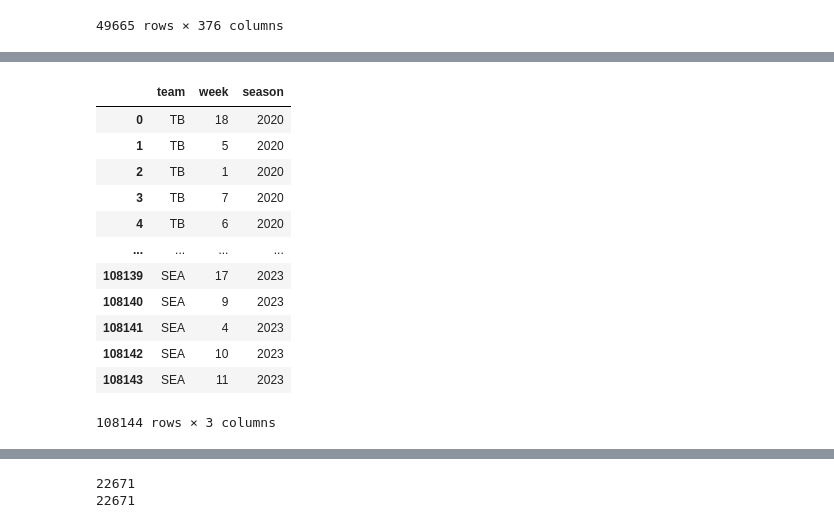
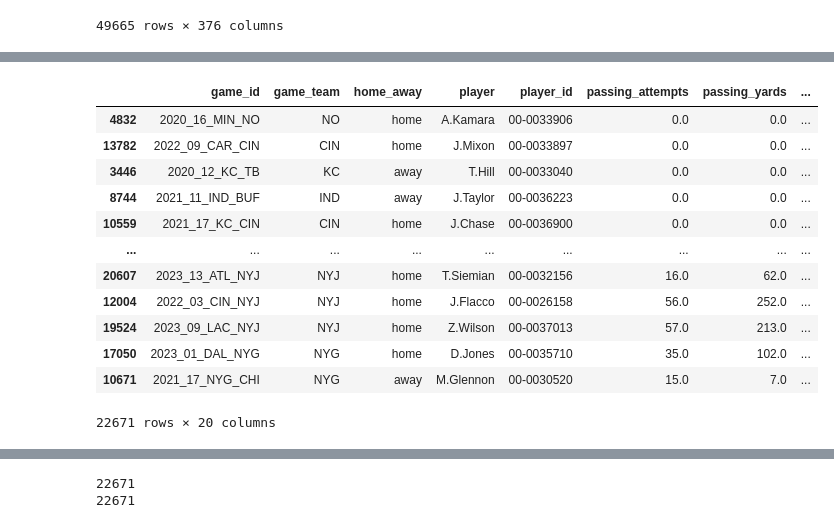
Before and after one commit to dschuler36/FFForecast, a Jupyter notebook: data-exploration.ipynb, the cells around one changed output, grey strips where cells are left out. Drawn from its saved outputs; the diff is of its cells as text; code cells hidden in the pictures.

Commit message:
feat: added receptions to fantasy calc

```diff
--- a/data-exploration.ipynb
+++ b/data-exploration.ipynb
@@ -152,19 +157,26 @@ pbp[['game_team', 'week', 'season']]
-# %%
-rosters[['team', 'week', 'season']]
-# %% [output]
-|  | team | week | season |
-| 0 | TB | 18 | 2020 |
-| 1 | TB | 5 | 2020 |
-| 2 | TB | 1 | 2020 |
-| 3 | TB | 7 | 2020 |
-| 4 | TB | 6 | 2020 |
-| ... | ... | ... | ... |
-| 108139 | SEA | 17 | 2023 |
-| 108140 | SEA | 9 | 2023 |
-| 108141 | SEA | 4 | 2023 |
-| 108142 | SEA | 10 | 2023 |
-| 108143 | SEA | 11 | 2023 |
-108144 rows × 3 columns
+# %%
+from src.utils.points_config import STANDARD_HALF_PPR
+from src.utils.points_calc import calculate_fantasy_points
+
+
+pbp['fantasy_points'] = pbp.apply(lambda x: calculate_fantasy_points(STANDARD_HALF_PPR, x.passing_yards, x.passing_touchdowns, 0, x.receptions, x.receiving_yards, x.receiving_touchdowns, x.rushing_yards, x.rushing_touchdowns, x.fumbles), axis=1)
+# %%
+pbp.sort_values(by='fantasy_points', ascending=False, inplace=True)
+pbp
+# %% [output]
+|  | game_id | game_team | home_away | player | player_id | passing_attempts | passing_yards | ... |
+| 4832 | 2020_16_MIN_NO | NO | home | A.Kamara | 00-0033906 | 0.0 | 0.0 | ... |
+| 13782 | 2022_09_CAR_CIN | CIN | home | J.Mixon | 00-0033897 | 0.0 | 0.0 | ... |
+| 3446 | 2020_12_KC_TB | KC | away | T.Hill | 00-0033040 | 0.0 | 0.0 | ... |
+| 8744 | 2021_11_IND_BUF | IND | away | J.Taylor | 00-0036223 | 0.0 | 0.0 | ... |
+| 10559 | 2021_17_KC_CIN | CIN | home | J.Chase | 00-0036900 | 0.0 | 0.0 | ... |
+| ... | ... | ... | ... | ... | ... | ... | ... | ... |
+| 20607 | 2023_13_ATL_NYJ | NYJ | home | T.Siemian | 00-0032156 | 16.0 | 62.0 | ... |
+| 12004 | 2022_03_CIN_NYJ | NYJ | home | J.Flacco | 00-0026158 | 56.0 | 252.0 | ... |
+| 19524 | 2023_09_LAC_NYJ | NYJ | home | Z.Wilson | 00-0037013 | 57.0 | 213.0 | ... |
+| 17050 | 2023_01_DAL_NYG | NYG | home | D.Jones | 00-0035710 | 35.0 | 102.0 | ... |
+| 10671 | 2021_17_NYG_CHI | NYG | away | M.Glennon | 00-0030520 | 15.0 | 7.0 | ... |
+22671 rows × 20 columns
 # %%
 merged_df = pbp.merge(
     rosters[['team', 'week', 'season', 'position', 'full_name', 'player_id']],
```
Also changed, not shown: parts of 3 cells of this notebook, 2 other files.
